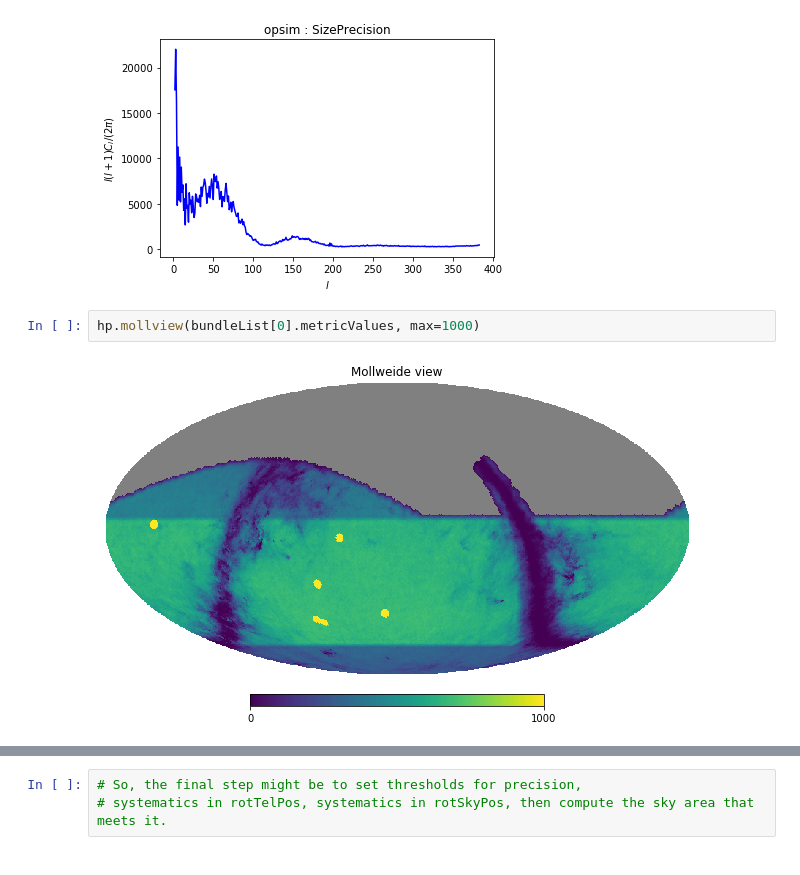
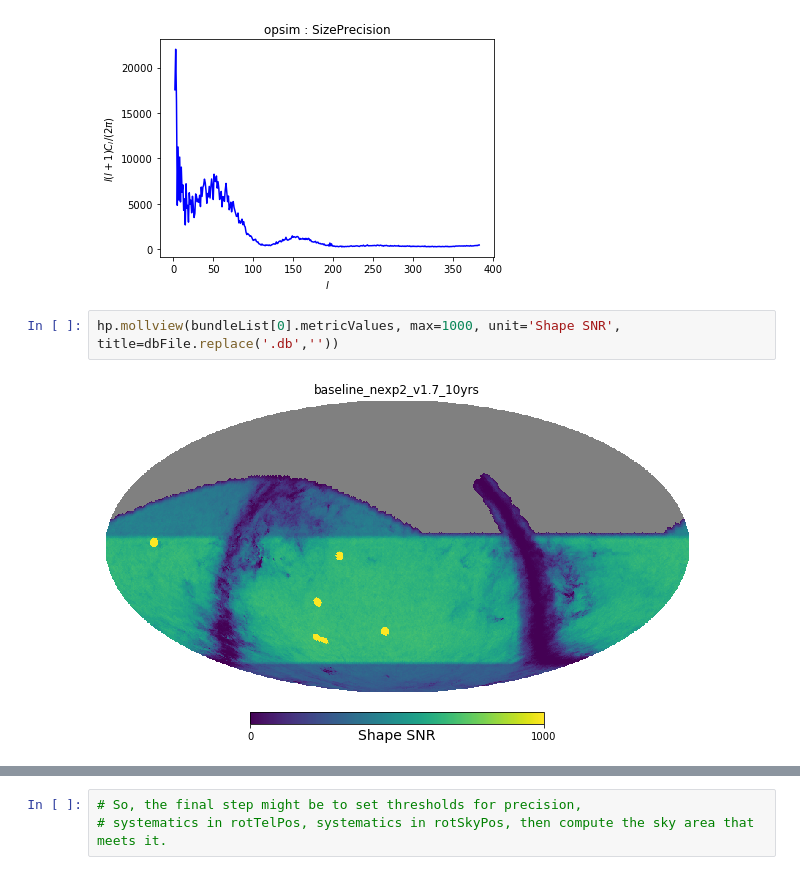
Before and after one commit to yoachim/21_Scratch, a Jupyter notebook: shape_metric/measure_shape_metric.ipynb, the cells around one changed output, grey strips where cells are left out. Drawn from its saved outputs; the diff is of its cells as text.

```diff
--- a/shape_metric/measure_shape_metric.ipynb
+++ b/shape_metric/measure_shape_metric.ipynb
@@ -58,9 +58,9 @@ Plotting complete.
 [figure]
 [figure]
 # %%
-hp.mollview(bundleList[0].metricValues, max=1000)
+hp.mollview(bundleList[0].metricValues, max=1000, unit='Shape SNR', title=dbFile.replace('.db',''))
 # %% [output]
-[figure, old version]
+[figure, new version]
 # %%
 bundleList = []
 # systematics should probably be per filter?
```
Also changed, not shown: parts of 7 cells of this notebook.
